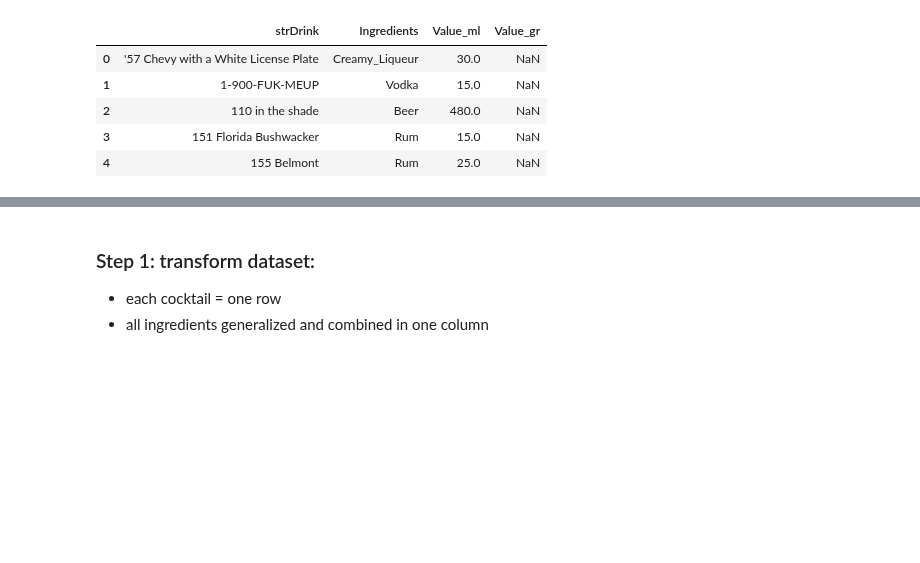
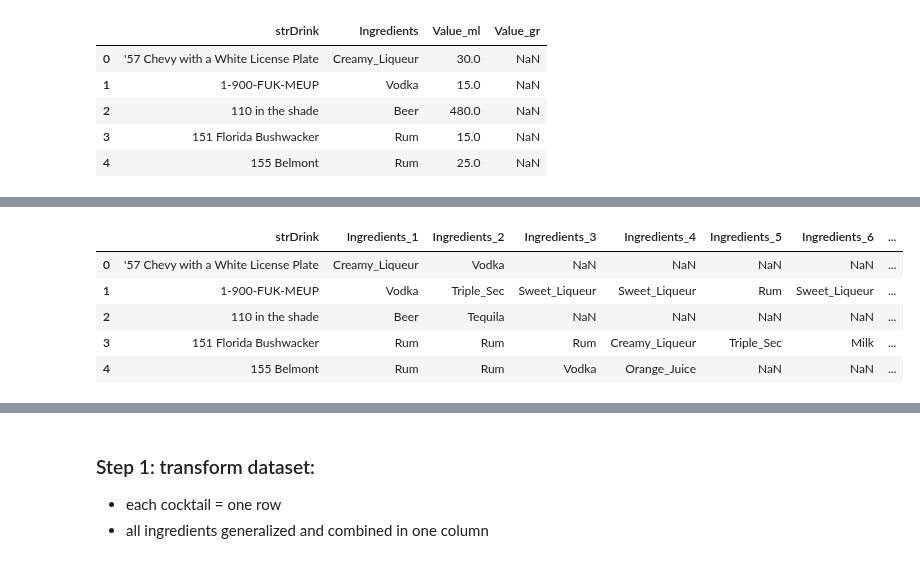
Before and after one commit to SvetlanaGruzdeva/AI-Mixologist-Project, a Jupyter notebook: main.ipynb, the cells around one changed output, grey strips where cells are left out. Cells and saved outputs as stored; diff of their text form; code cells hidden in the pictures; blank space fills up the shorter version.

```diff
--- a/main.ipynb
+++ b/main.ipynb
@@ -89,0 +95,20 @@ df_measures.head()
+# %%
+# Reallocate ingredients as columns so each column takes only one row
+
+df_ingredients = df_ingredients[df_ingredients['Ingredients'] != 'Ingredients']
+s =  df_ingredients.groupby('strDrink').cumcount().add(1)
+df_ingredients = (df_ingredients.set_index(['strDrink',s])
+        .unstack()
+        .sort_index(axis=1, level=1)
+       )
+df_ingredients.columns = ['{}_{}'.format(a, b) for a,b in df_ingredients.columns]
+
+df_ingredients = df_ingredients.reset_index()
+df_ingredients.head()
+# %% [output]
+|  | strDrink | Ingredients_1 | Ingredients_2 | Ingredients_3 | Ingredients_4 | Ingredients_5 | Ingredients_6 | ... |
+| 0 | '57 Chevy with a White License Plate | Creamy_Liqueur | Vodka | NaN | NaN | NaN | NaN | ... |
+| 1 | 1-900-FUK-MEUP | Vodka | Triple_Sec | Sweet_Liqueur | Sweet_Liqueur | Rum | Sweet_Liqueur | ... |
+| 2 | 110 in the shade | Beer | Tequila | NaN | NaN | NaN | NaN | ... |
+| 3 | 151 Florida Bushwacker | Rum | Rum | Rum | Creamy_Liqueur | Triple_Sec | Milk | ... |
+| 4 | 155 Belmont | Rum | Rum | Vodka | Orange_Juice | NaN | NaN | ... |
```
Also changed, not shown: parts of 13 cells of this notebook.
